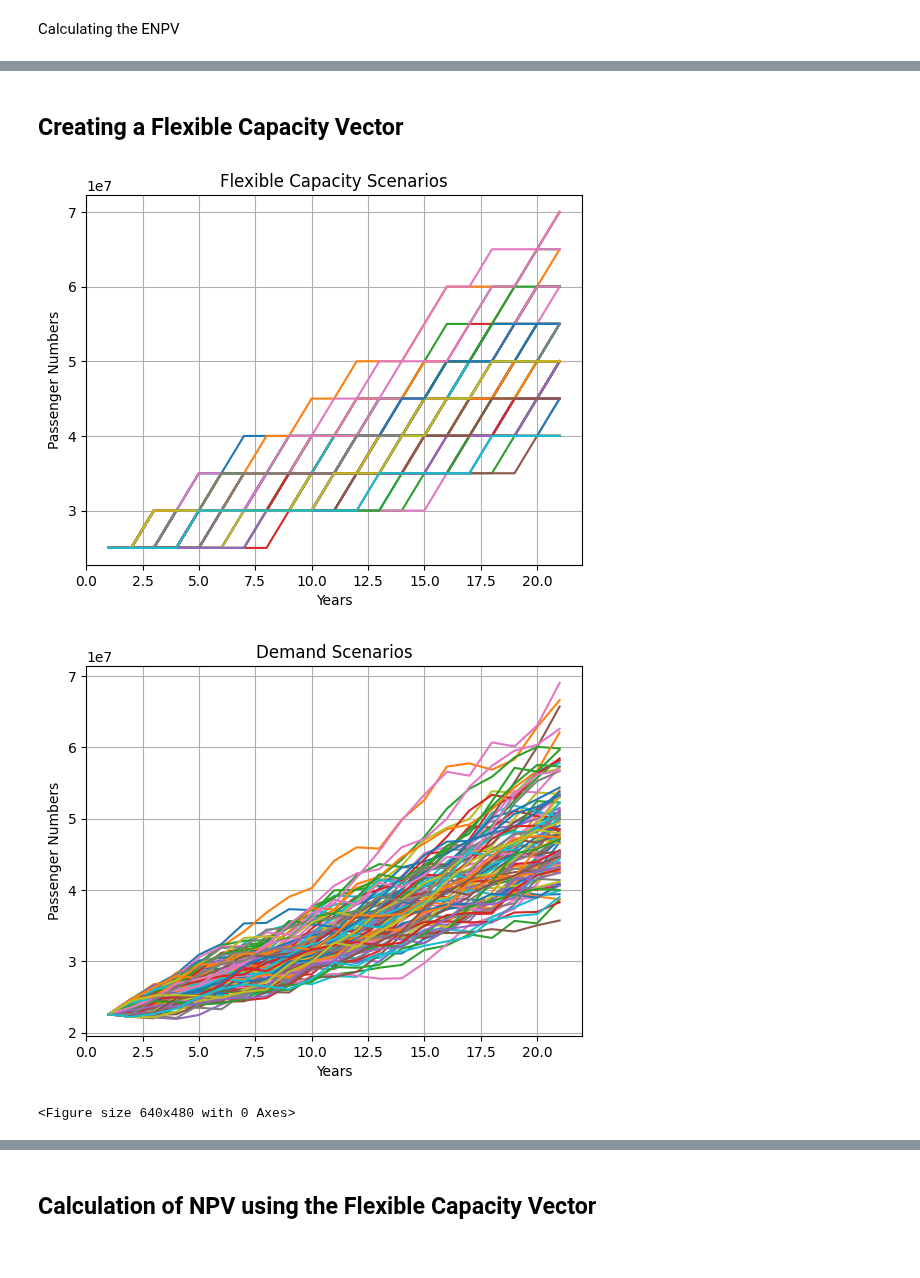
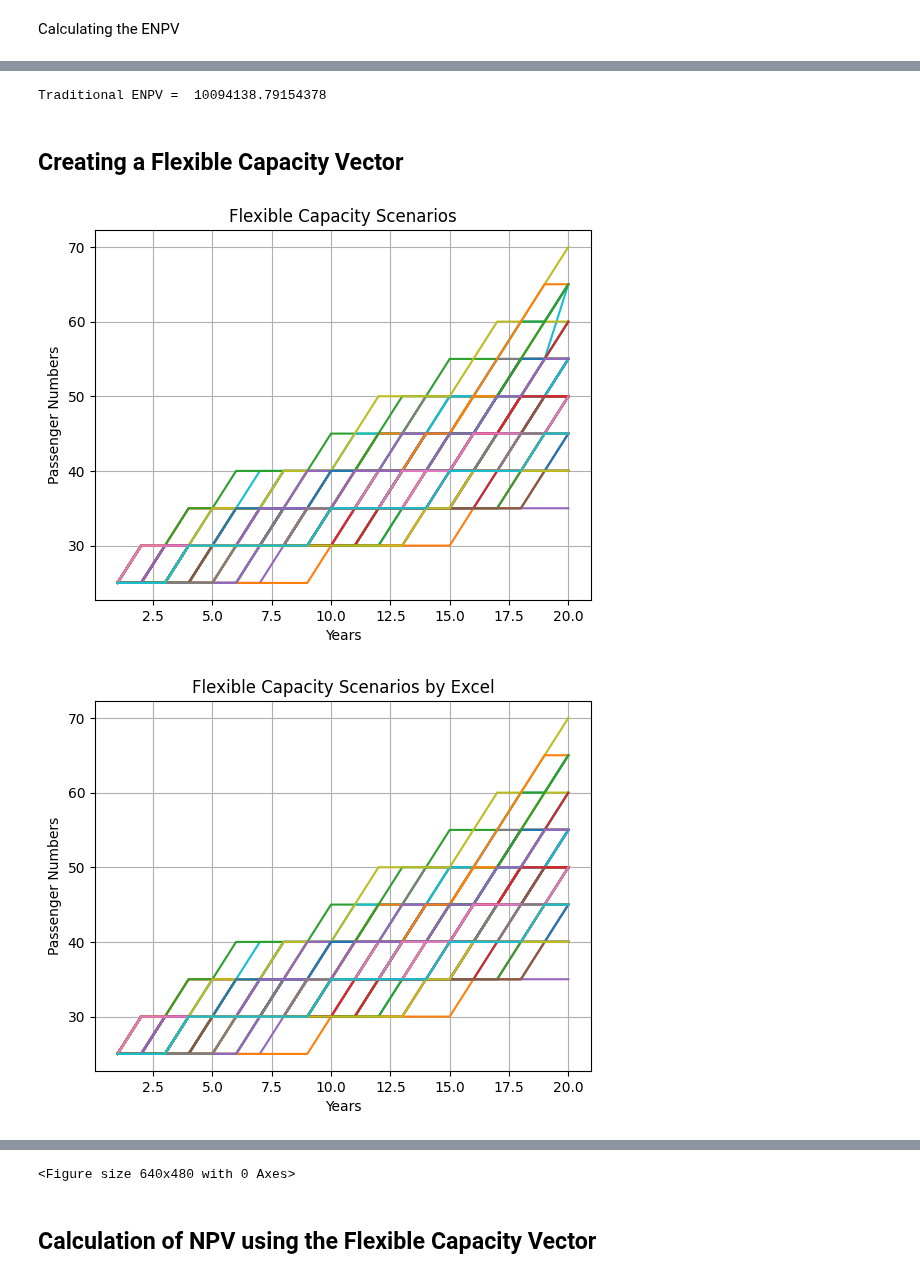
Before and after one commit to Oli767/VT1-Python-Files, a Jupyter notebook: VT1_with_Matrix_Import.ipynb, the cells around one changed output, grey strips where cells are left out. Saved outputs shown, nothing was run; the diff lists cells and outputs as text; code cells hidden in the pictures.

Commit message:
Completed Flexible NPV Calculation Cross Checked with the Excel Sheet

```diff
--- a/VT1_with_Matrix_Import.ipynb
+++ b/VT1_with_Matrix_Import.ipynb
@@ -66,15 +66,17 @@ fn.Scenario_plot(Scenario, Fth, "Demand Scenarios")
 # %% [markdown]
 Inputs for NPV Calculation
 # %%
+th = 1000000  # Throughput Capacity per Unit of Capacity
 r_D = 0.03  # Revenues per Unit of Demand per Period
 r_K = 0.03  # Revenues per Unit of Capacity per Period
+r_K_rent = 0.03  # Rental Revenues per Unit of Capacity per Period
 co_K = 0.01  # Operational costs per unit of capacity per period
 co_D = 0.004  # Operational cost per unit of demand per period
 ci_K = 10  # Installation cost per unit of capacity
 discount = 0.05  # Discount factor
 EoS = 0.85  # EoS factor
 
-D = Scenario  # Assinging the Scenarios as Demand
-D_rounded = np.round(D / 1000000)
+D = Scenario  # Assinging the Scenario as Demand
+D_rounded = np.ceil(D / 1000000)
 # %% [markdown]
 Exporting Data
@@ -187,20 +189,27 @@ Traditional ENPV =  10033102.927996498
+# %%
+ENPV_est = np.mean(NPV_est)
+print("Traditional ENPV = ", ENPV_est)
+# %% [output]
+Traditional ENPV =  10094138.79154378
 # %% [markdown]
 ## Creating a Flexible Capacity Vector
-# %%
-# Initial Capacity
-K0 = 25000000
-
-# D = D * 1000000
-
-# Capacity Increase Vector
-deltaK_Flex = [5000000, 10000000, 20000000]
-
-Flexible_Capacity = fn.Decision_Rule(D, K0, deltaK_Flex)
-
-Fth = 21
-fn.Scenario_plot(Flexible_Capacity, Fth, "Flexible Capacity Scenarios")
-fn.Scenario_plot(D, Fth, "Demand Scenarios")
-# %% [output]
-[figure, removed]
-[figure, removed]
-<Figure size 640x480 with 0 Axes>
+# %%
+# Initial Capacity
+K0 = 25
+
+# Capacity Increase for Excel
+deltaK_Flex_excel = 5
+# Calling the Function to create a Flexible Capacity Vector
+Flexible_Capacity_Excel = fn.Decision_Rule_Excel(D_rounded, K0, deltaK_Flex_excel)
+# %%
+# Capacity Increase Vector
+deltaK_Flex = [5, 10, 20]
+# Calling the Function to create a Flexible Capacity Vector
+Flexible_Capacity = fn.Decision_Rule(D_rounded, K0, deltaK_Flex)
+# %%
+fn.Scenario_plot(Flexible_Capacity, Fth, "Flexible Capacity Scenarios")
+fn.Scenario_plot(Flexible_Capacity_Excel, Fth, "Flexible Capacity Scenarios by Excel")
+fn.Scenario_plot(D_rounded, Fth, "Demand Scenarios for Reference")
+# %% [output]
+[figure, added]
+[figure, added]
@@ -207,2 +217,3 @@ fn.Scenario_plot(D, Fth, "Demand Scenarios")
+<Figure size 640x480 with 0 Axes>
 # %% [markdown]
 ## Calculation of NPV using the Flexible Capacity Vector
```
Also changed, not shown: parts of 19 cells of this notebook, 4 other files.
